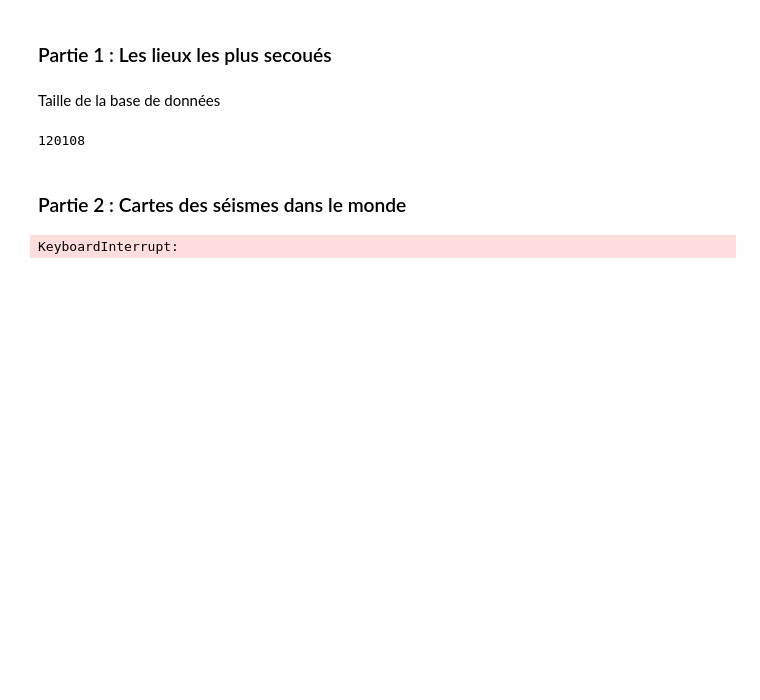
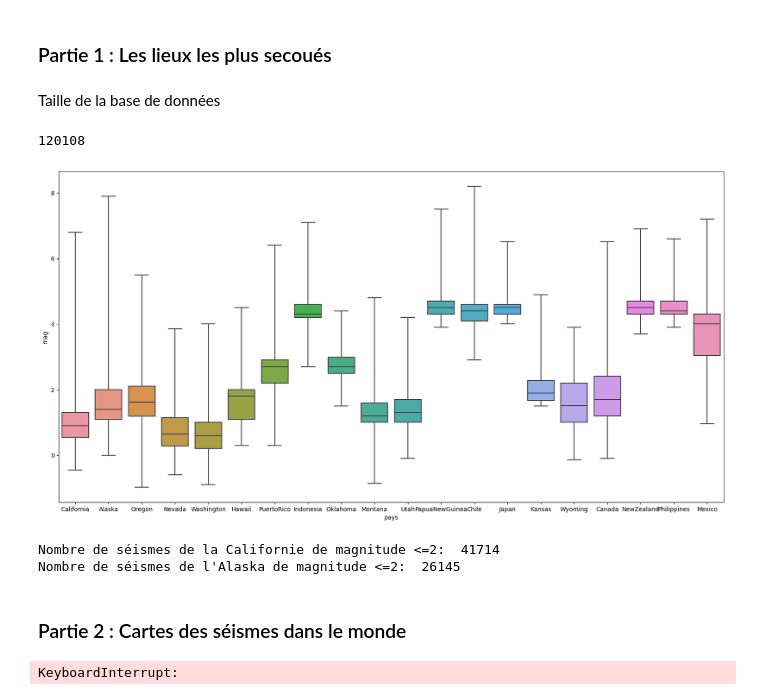
Before and after one commit to 0nano/Project-Maths, a Jupyter notebook: main.ipynb, the cells around one changed output. Drawn from its saved outputs; the diff is of its cells as text; code cells hidden in the pictures; blank space fills up the shorter version.

```diff
--- a/main.ipynb
+++ b/main.ipynb
@@ -35,6 +35,35 @@ Taille de la base de données
 len(seismes)
 # %% [output]
 120108
+# %%
+#obtenir les 20 pays les plus touchés par les séismes
+noms = seismes['pays'].value_counts().head(20).index
+# %%
+#boite a moustache de la magnitude des séismes des 20 pays les plus touchés par les séismes en ordre décroissant
+plt.figure(figsize=(20,10))
+sn.boxplot(x='pays', y='mag', data=seismes, order=noms, whis=100)
+plt.show()
+# %% [output]
+[figure, added]
+# %%
+#obtenir les 6 pays avec la plus grande magnitude mag
+noms2 = seismes.groupby('pays')['mag'].max().sort_values(ascending=False).head(6)
+
+#obtenir le nombre de séismes pour la californie de magnitude mag <= 2
+californie = seismes[(seismes['pays'] == 'California') & (seismes['mag'] <= 2)]
+
+
+#obtenir le nombre de séismes pour l'alaska de magnitude mag <= 2
+alaska = seismes[(seismes['pays'] == 'Alaska') & (seismes['mag'] <= 2)]
+len(alaska)
+len(californie)
+
+#affichage des valeurs de la magnitude des séismes
+print("Nombre de séismes de la Californie de magnitude <=2: ", len(californie))
+print("Nombre de séismes de l'Alaska de magnitude <=2: ", len(alaska))
+# %% [output]
+Nombre de séismes de la Californie de magnitude <=2:  41714
+Nombre de séismes de l'Alaska de magnitude <=2:  26145
 # %% [markdown]
 ### Partie 2 : Cartes des séismes dans le monde
 # %%
```
